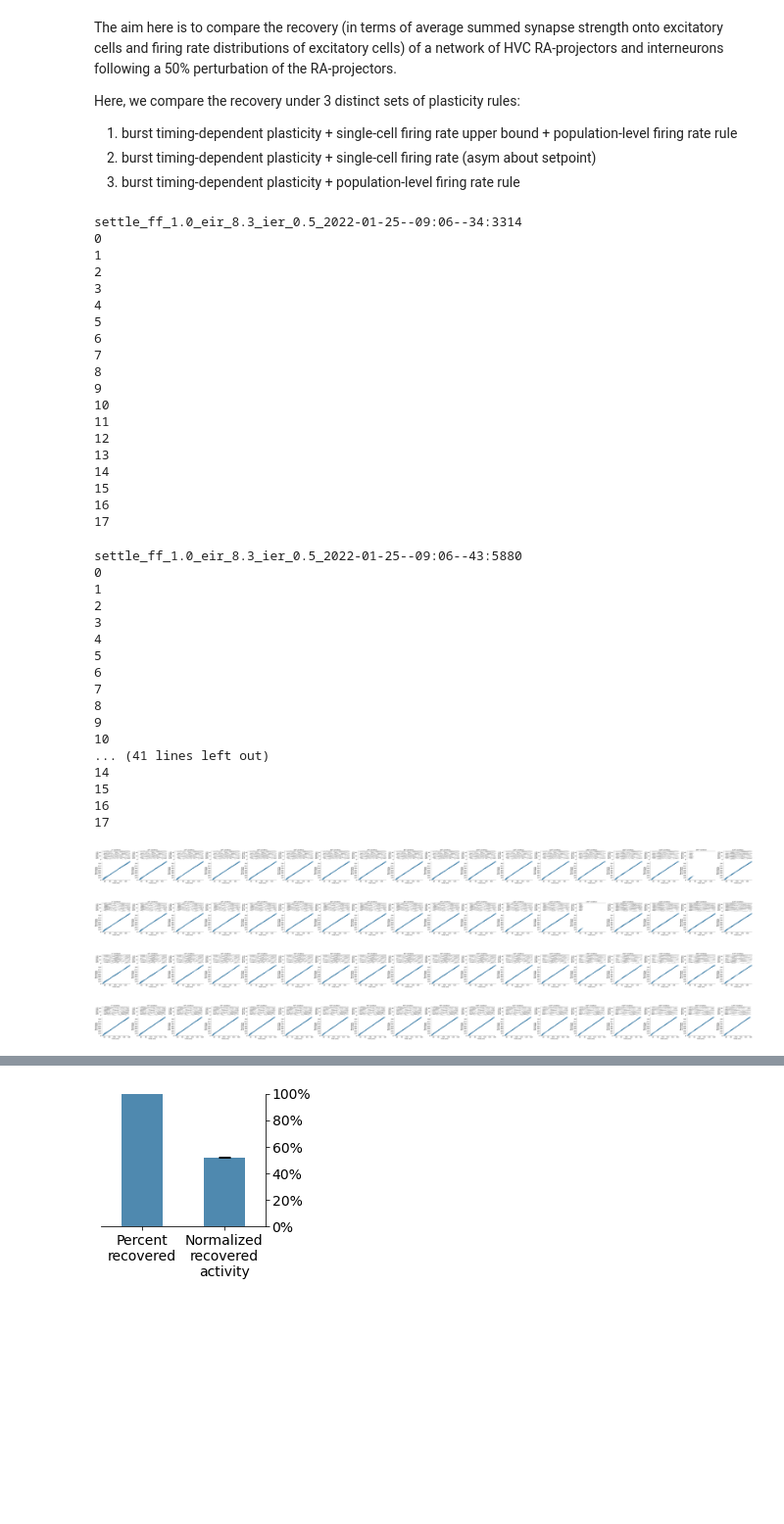
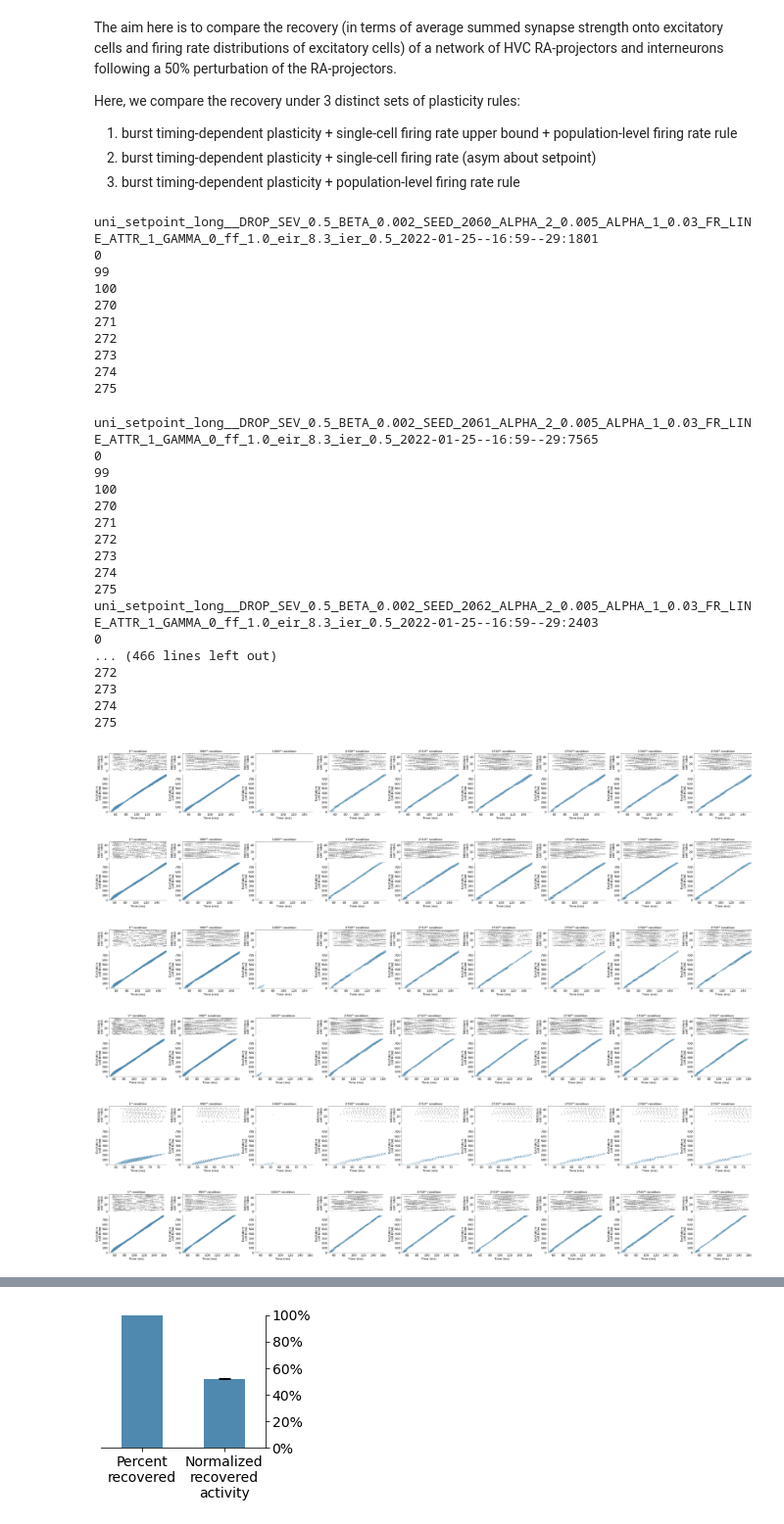
Before and after one commit to davidgbe/synfire_chain_growth, a Jupyter notebook: paper_figures_21_05_05/paper_figs_circa_21_12/firing_rate_homeostasis_sims_and_figs_21_12_07/new_stdp_inh_adaptation_22_01_20_d/paper_figures_nb_21_05_06.ipynb, the cells around one changed output, grey strips where cells are left out. Shown at 98% size. Cells and saved outputs as stored; diff of their text form; code cells hidden in the pictures; blank space fills up the shorter version.

```diff
--- a/paper_figures_21_05_05/paper_figs_circa_21_12/firing_rate_homeostasis_sims_and_figs_21_12_07/new_stdp_inh_adaptation_22_01_20_d/paper_figures_nb_21_05_06.ipynb
+++ b/paper_figures_21_05_05/paper_figs_circa_21_12/firing_rate_homeostasis_sims_and_figs_21_12_07/new_stdp_inh_adaptation_22_01_20_d/paper_figures_nb_21_05_06.ipynb
@@ -83,7 +83,6 @@ def load_exp_data(direc, cut=None, layer_size=25, n_exc=800, name_frags=[], reve
             try:
                 exc_cells_initially_active = loaded['exc_cells_initially_active'].astype(float)
                 exc_cells_newly_active = loaded['exc_cells_newly_active'].astype(float)
-                exc_cells_initially_active[0, :] = exc_cells_initially_active[0, :]
             except KeyError as e:
                 exc_cells_initially_active = loaded['exc_raster'].astype(float)
                 exc_cells_initially_active[0, :] = exc_cells_initially_active[0, :]
@@ -92,11 +91,13 @@ def load_exp_data(direc, cut=None, layer_size=25, n_exc=800, name_frags=[], reve
 
             try:
                 surviving_cell_indices = loaded['surviving_cell_indices'][0].astype(bool)
+                if exc_cells_initially_active is not None and exc_cells_initially_active.shape[0] > 0:
+                    exc_cells_initially_active[0, :] = exc_cells_initially_active[0, :] * dt
+                if exc_cells_newly_active is not None and exc_cells_newly_active.shape[0] > 0:
+                    exc_cells_newly_active[0, :] = exc_cells_newly_active[0, :] * dt
             except KeyError as e:
                 surviving_cell_indices = np.ones(summed_incoming_weights.shape[0], dtype=bool)
 
-                if exc_cells_newly_active is not None and exc_cells_newly_active.shape[0] > 0:
-                    exc_cells_newly_active[0, :] = exc_cells_newly_active[0, :]
 
             summed_incoming_weights = summed_incoming_weights[(surviving_cell_indices).nonzero()[0]]
 
@@ -260,0 +258,2 @@ indices = np.arange(18)
+# %%
+indices = [0, 99, 100, 270, 271, 272, 273, 274, 275]
@@ -261,43 +262,36 @@ indices = np.arange(18)
 # %%
-make_figure_1_sparse(['settle'], cell_range=(0, 800), shown_range=(0, 800), per_shown_per_layer=1, layer_size=10, timepoints=indices, color=colors_for_trials[3])
+make_figure_1_sparse(['uni_setpoint_long', 'GAMMA_0_'], cell_range=(0, 800), shown_range=(0, 800), per_shown_per_layer=1, layer_size=10, timepoints=indices, color=colors_for_trials[3])
 # %% [output]
-settle_ff_1.0_eir_8.3_ier_0.5_2022-01-25--09:06--34:3314
+uni_setpoint_long__DROP_SEV_0.5_BETA_0.002_SEED_2060_ALPHA_2_0.005_ALPHA_1_0.03_FR_LINE_ATTR_1_GAMMA_0_ff_1.0_eir_8.3_ier_0.5_2022-01-25--16:59--29:1801
 0
-1
-2
-3
-4
-5
-6
-7
-8
-9
-10
-11
-12
-13
-14
-15
-16
-17
+99
+100
+270
+271
+272
+273
+274
+275
-settle_ff_1.0_eir_8.3_ier_0.5_2022-01-25--09:06--43:5880
+uni_setpoint_long__DROP_SEV_0.5_BETA_0.002_SEED_2061_ALPHA_2_0.005_ALPHA_1_0.03_FR_LINE_ATTR_1_GAMMA_0_ff_1.0_eir_8.3_ier_0.5_2022-01-25--16:59--29:7565
 0
-1
-2
-3
-4
-5
-6
-7
-8
-9
-10
-... (41 lines left out)
-14
-15
-16
-17
+99
+100
+270
+271
+272
+273
+274
+275
+uni_setpoint_long__DROP_SEV_0.5_BETA_0.002_SEED_2062_ALPHA_2_0.005_ALPHA_1_0.03_FR_LINE_ATTR_1_GAMMA_0_ff_1.0_eir_8.3_ier_0.5_2022-01-25--16:59--29:2403
+0
+... (466 lines left out)
+272
+273
+274
+275
-[figure, old version]
+[figure, new version]
-[figure, old version]
+[figure, new version]
-[figure, old version]
+[figure, new version]
-[figure, old version]
+[figure, new version]
+[figure, added]
+[figure, added]
```
Also changed, not shown: parts of 16 cells of this notebook, 1 other file.
